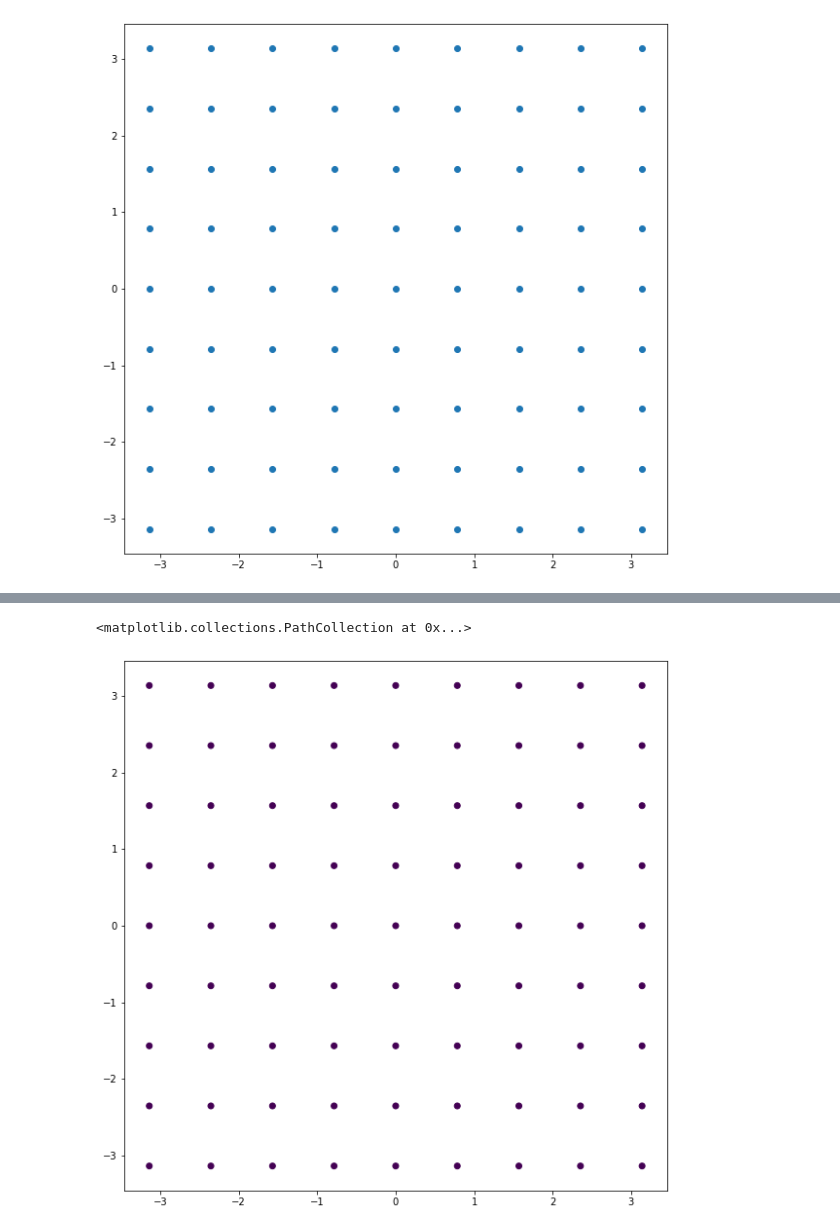
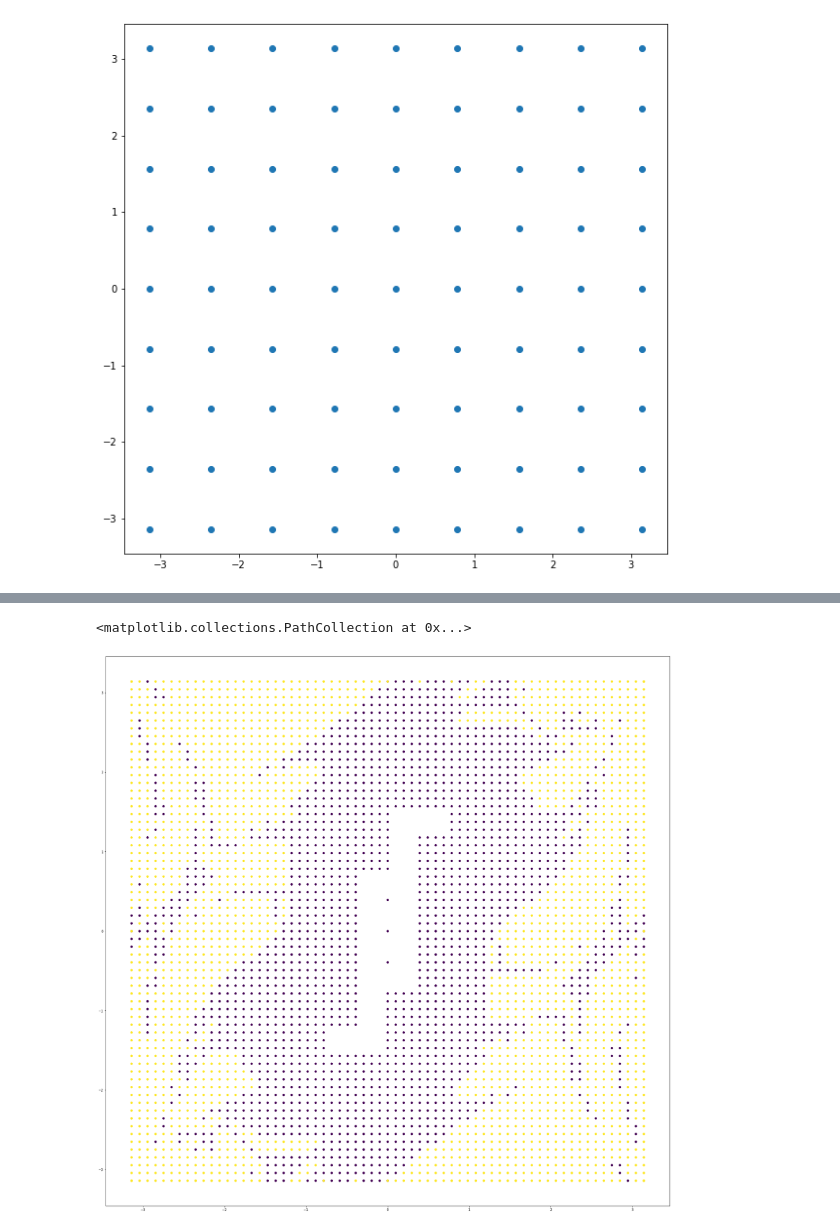
Before and after one commit to Balazzs/double-pendulum-dimension, a Jupyter notebook: Pendulum/Untitled.ipynb, the cells around one changed output, grey strips where cells are left out. Cells and saved outputs as stored; diff of their text form; code cells hidden in the pictures.

```diff
--- a/Pendulum/Untitled.ipynb
+++ b/Pendulum/Untitled.ipynb
@@ -112,7 +116,7 @@ def simplify_loc (loc):
     if loc[1] % 2 == 0 and loc[2] % 2 == 0 and loc[0] > 0:
         return simplify_loc((loc[0]-1, loc[1]//2, loc[2]//2))
     else:
-        return loc
+        return tuple(loc)
 
 def location_to_2d (loc, size=(6.28, 6.28)):
     return [loc[1] / 2.**loc[0] * size[0], loc[2] / 2.**loc[0] * size[1]]
@@ -191,5 +203,5 @@ plt.scatter (points[:, 0], points[:, 1])
 # %%
-kernel_half_size = 1
+kernel_half_size = 2
 correlation_kernel = -1 * np.ones ((kernel_half_size * 2 + 1, kernel_half_size * 2 + 1))
 correlation_kernel[kernel_half_size, kernel_half_size] = (2*kernel_half_size+1)**2 - 1
 
@@ -199,33 +211,39 @@ def find_edges (neighbourhood_results):
 def register_edges (set_of_edge_locs):
     global unprocessed
     unprocessed |= set_of_edge_locs
+    processing  |= set_of_edge_locs#changed this here
 
 def process_location (loc):
     global processing, results
 
-    if loc not in results:
-        processing.add (loc)
+    if is_outside (loc):
+        unprocessed.remove (loc)
+        results[loc] = 0
         return
 
-    if loc in processing:
-        print ("debug: already in processing")
+    if simplify_loc(loc) not in results:
+        print ("Warning: why is this point not yet calculated?")
+        processing.add (simplify_loc (loc))
         return
 
-    neighbourhood = get_sub_grid (loc, 3, extra_padding = kernel_half_size)
+    if simplify_loc(loc) in processing:
+        return
+
+    neighbourhood = get_sub_grid (loc, default_sub_grid_depth, extra_padding = kernel_half_size)
 
     length = neighbourhood.shape[0]
     neighbourhood_list = neighbourhood.reshape ((length**2, 3))
 
-    missing_bools = list(map(lambda l: tuple(l) not in results, neighbourhood_list))
+    missing_bools = list(map(lambda l: simplify_loc(l) not in results, neighbourhood_list))
 
     if np.any (missing_bools):
         processing |= set(map(tuple, compress(neighbourhood_list, missing_bools)))
         return
 
-    neighbourhood_results = np.array([results[tuple(loc)] for loc in neighbourhood_list]).reshape ((length, length))
+    neighbourhood_results = np.array([results[simplify_loc(loc)] for loc in neighbourhood_list]).reshape ((length, length))
+    neighbourhood_results = is_part_of_fractal (neighbourhood_results)
 
     is_on_edge = find_edges (neighbourhood_results)
-
     register_edges (set(map(tuple, neighbourhood[is_on_edge])))
 
     unprocessed.remove (loc)
@@ -244,17 +262,25 @@ for loc in get_neighbourhood ((0,0,0), [0,0,5]):
 results[(0,0,0)] = 0
 # %%
 processing = set ()
-unprocessed = set (map(tuple, get_sub_grid ((0,0,0), 3).reshape(((2**3+1)**2, 3))))
+starting_depth = 2
+global unprocessed
+unprocessed = set (map(tuple, get_sub_grid ((0,0,0), starting_depth).reshape(((2**starting_depth+1)**2, 3))))
 results = {}
 
-for _ in range(1):
+for _ in range(4):
     processing = set ()
+
+    print ("Processing %i locations" % len(unprocessed))
 
     for loc in unprocessed.copy():
         process_location (loc)
 
     if len(processing) == 0:
-        break
+        if len(unprocessed) == 0:
+            print ("nothing left to do")
+            break
+        else:
+            continue
 
     print ("Sending %i points" % len(processing))
     results.update(run_simu (list(processing)))
@@ -268,8 +308,8 @@ len(unprocessed)
 # %%
-plt.figure (figsize=(10,10))
+plt.figure (figsize=(30,30))
 
 pts = np.array(list(map(location_to_2d, list(results.keys()))))
-plt.scatter (pts[:,0], pts[:,1], c=list(results.values()))
+plt.scatter (pts[:,0], pts[:,1], c=np.array(list(results.values()))<9)
 # %% [output]
 <matplotlib.collections.PathCollection at 0x...>
-[figure, old version]
+[figure, new version]
```
Also changed, not shown: parts of 14 cells of this notebook.
